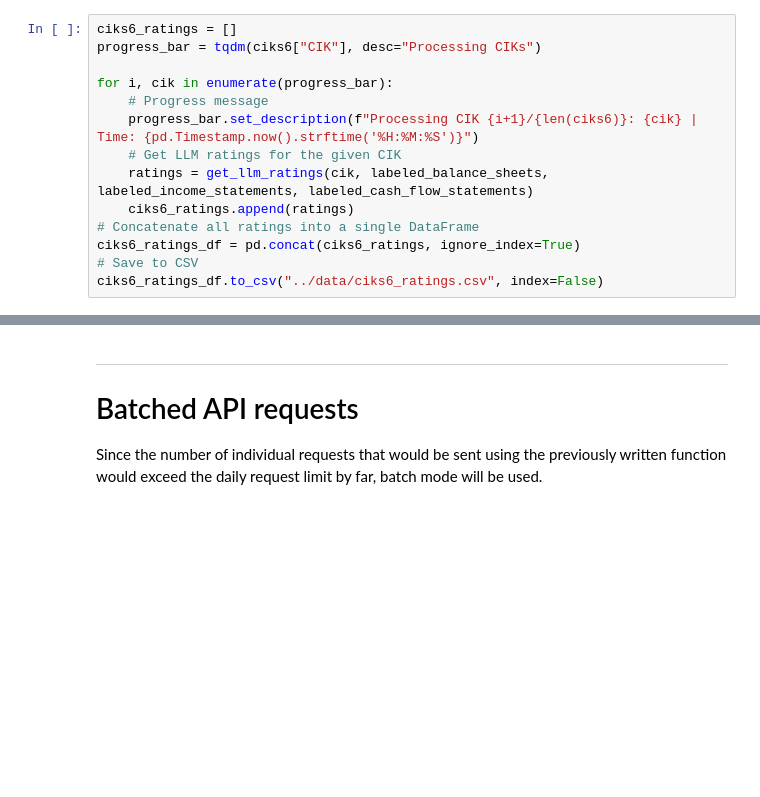
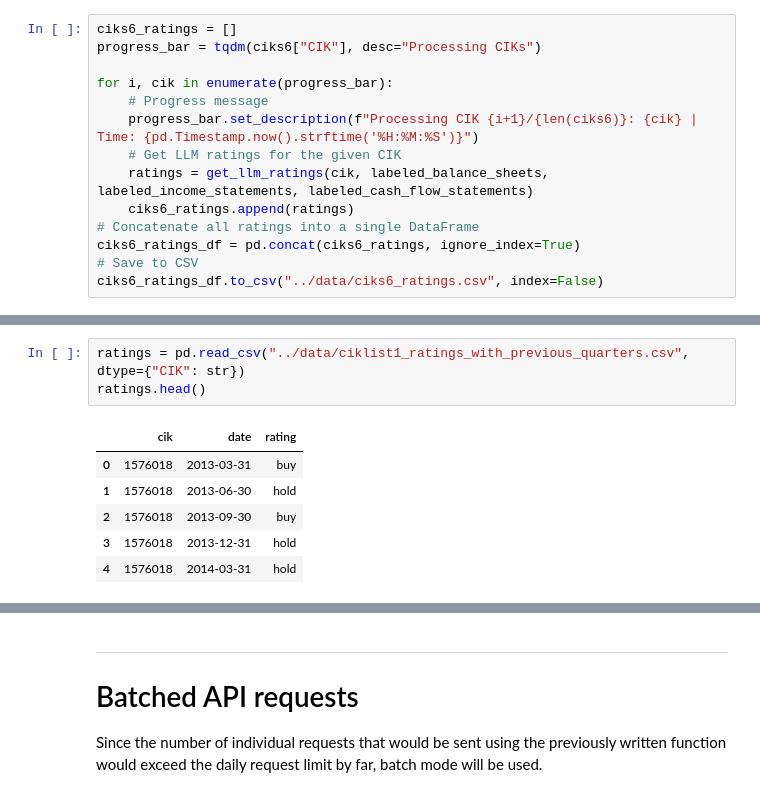
Before and after one commit to benherz/Masterarbeit, a Jupyter notebook: code/gemini_llm_recommendations.ipynb, the cells around one changed output, grey strips where cells are left out. Cells and saved outputs as stored; diff of their text form; blank space fills up the shorter version.

```diff
--- a/code/gemini_llm_recommendations.ipynb
+++ b/code/gemini_llm_recommendations.ipynb
@@ -546,0 +958,10 @@ even relatively speaking, the share of buy signals in sell-side analyst answers
+# %%
+ratings = pd.read_csv("../data/ciklist1_ratings_with_previous_quarters.csv", dtype={"CIK": str})
+ratings.head()
+# %% [output]
+|  | cik | date | rating |
+| 0 | 1576018 | 2013-03-31 | buy |
+| 1 | 1576018 | 2013-06-30 | hold |
+| 2 | 1576018 | 2013-09-30 | buy |
+| 3 | 1576018 | 2013-12-31 | hold |
+| 4 | 1576018 | 2014-03-31 | hold |
```
Also changed, not shown: parts of 19 cells of this notebook, 2 other files.
